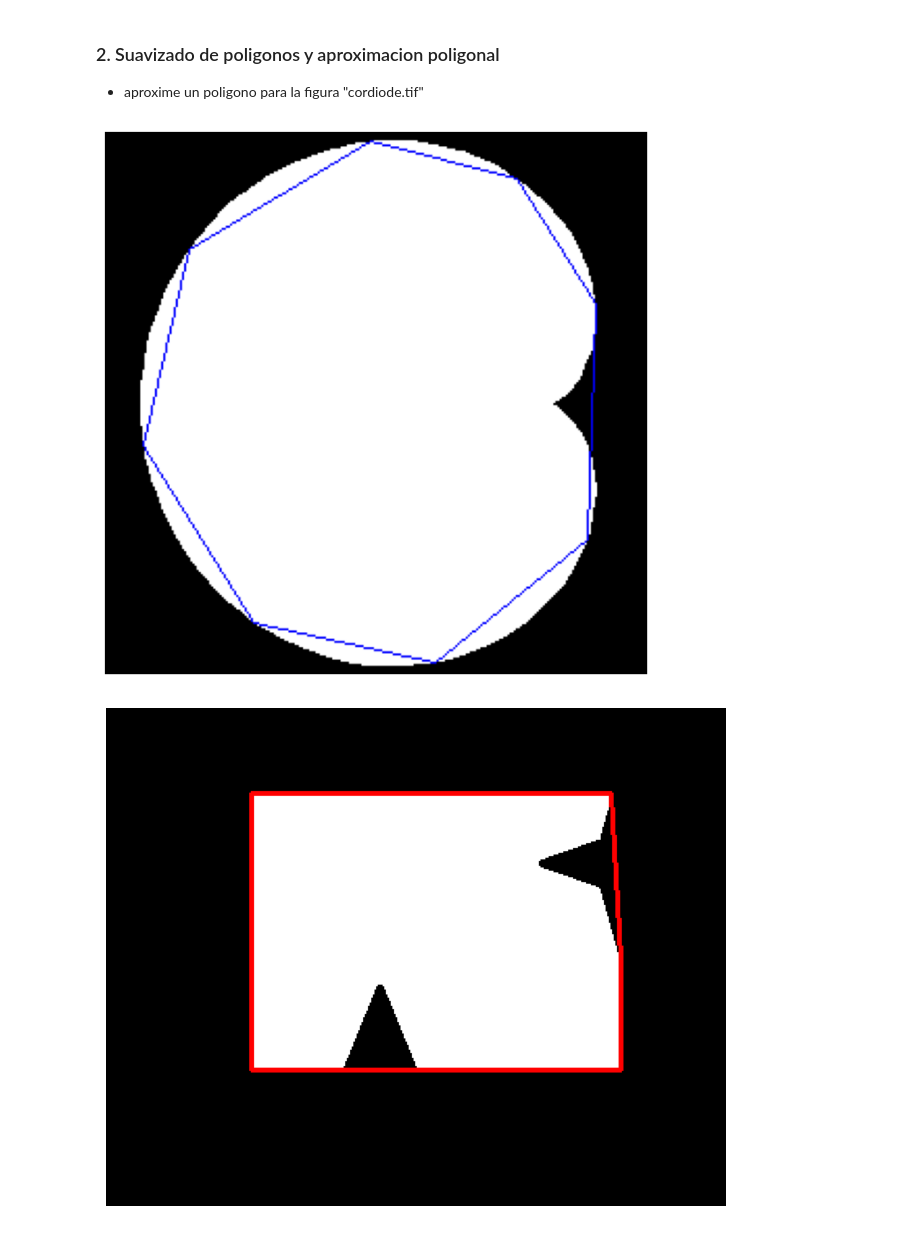
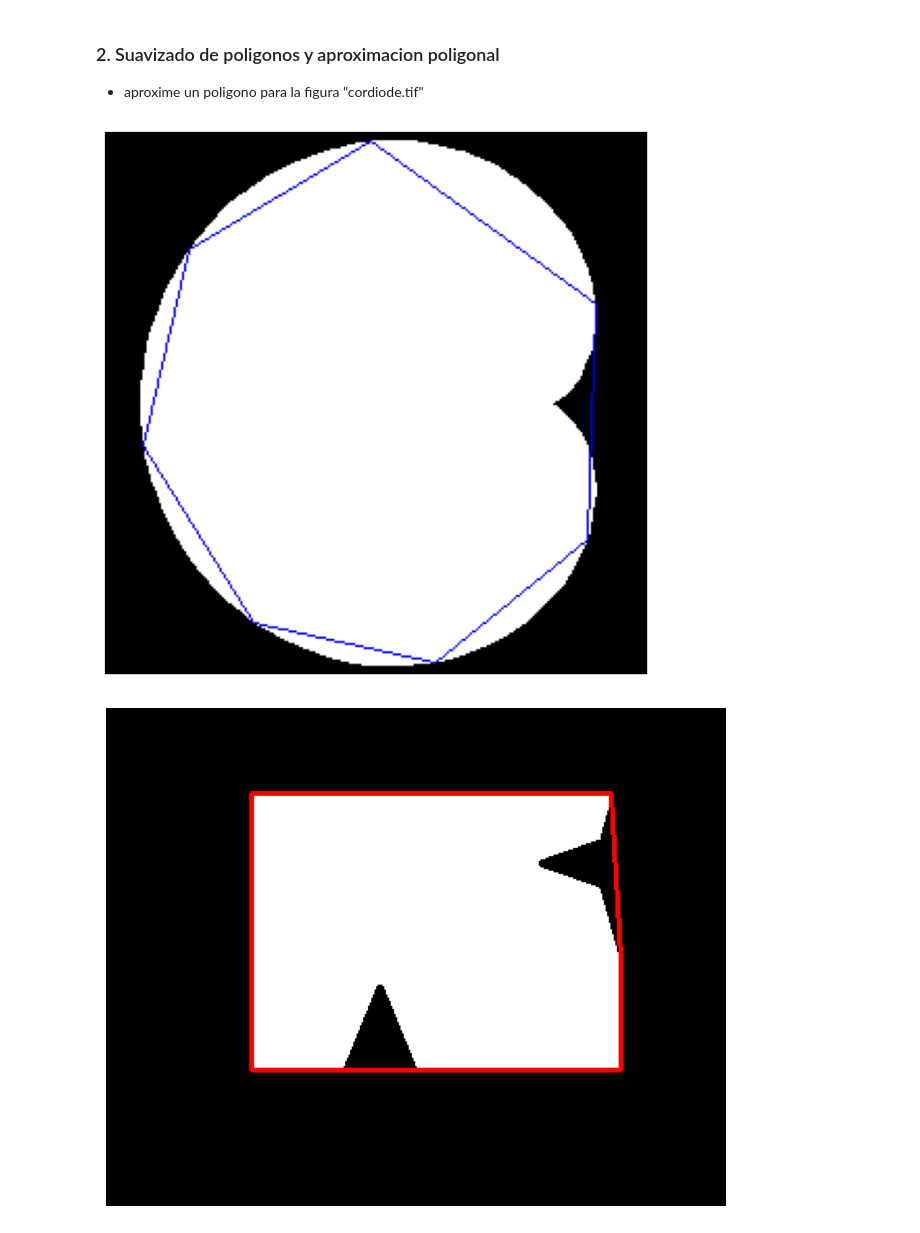
Before and after one commit to eastor112/dsp-2025, a Jupyter notebook: S15_Representación y descripción.ipynb, the cells around one changed output. Drawn from its saved outputs; the diff is of its cells as text; code cells hidden in the pictures.

```diff
--- a/S15_Representación y descripción.ipynb
+++ b/S15_Representación y descripción.ipynb
@@ -74,23 +74,23 @@ plt.show()
 # %%
 #https://docs.opencv.org/3.4/dd/d49/tutorial_py_contour_features.html
 a = cv2.imread("lab_images/cardiode.tif")
 ag = cv2.cvtColor(a, cv2.COLOR_BGR2GRAY)
 
 _, thresh = cv2.threshold(ag, 10, 255, cv2.THRESH_BINARY)
 
 contours, hierarchy = cv2.findContours(thresh, cv2.RETR_TREE, cv2.CHAIN_APPROX_SIMPLE)
 
-pts = cv2.approxPolyDP(contours[0], 20, True)
+pts = cv2.approxPolyDP(contours[0], 30, True)
 
 
 cv2.polylines(a, [pts], True, (255,0,0))
 
 plt.figure(figsize=(8,8))
 plt.imshow(cv2.cvtColor(a, cv2.COLOR_BGR2RGB))
 plt.axis("off")
 plt.show()
 # %% [output]
-[figure, old version]
+[figure, new version]
 # %%
 a = cv2.imread("lab_images/irregular.png")
 ag = cv2.cvtColor(a, cv2.COLOR_BGR2GRAY)
```
Also changed, not shown: parts of 5 cells of this notebook.
